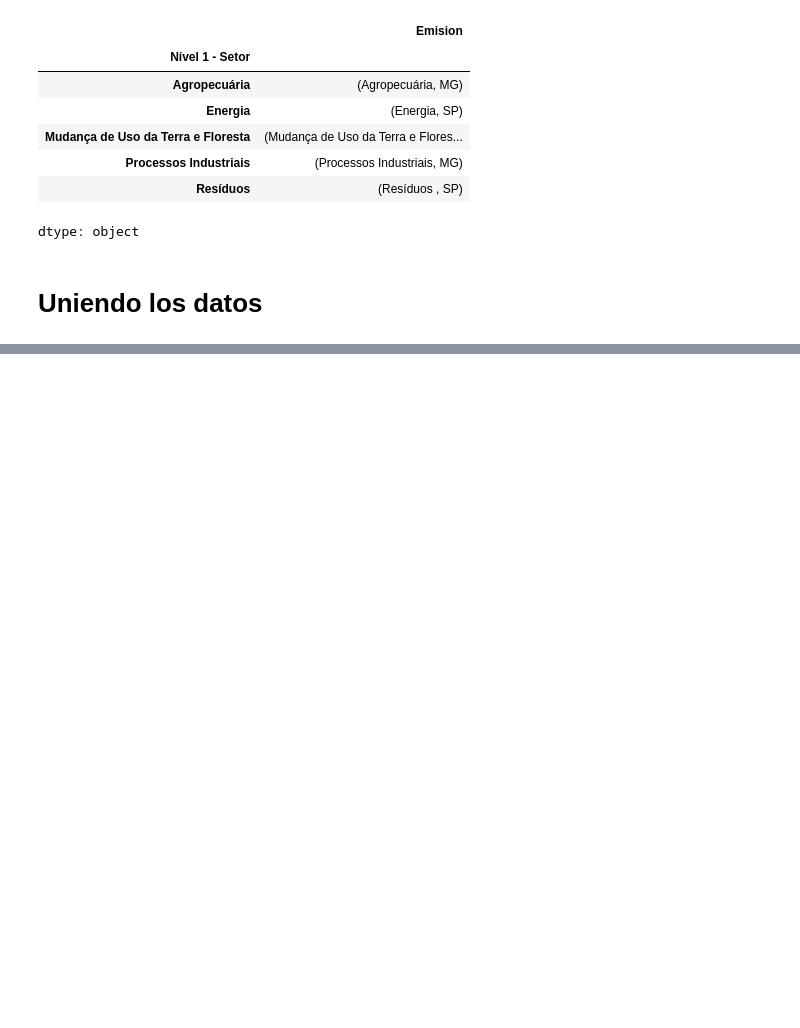
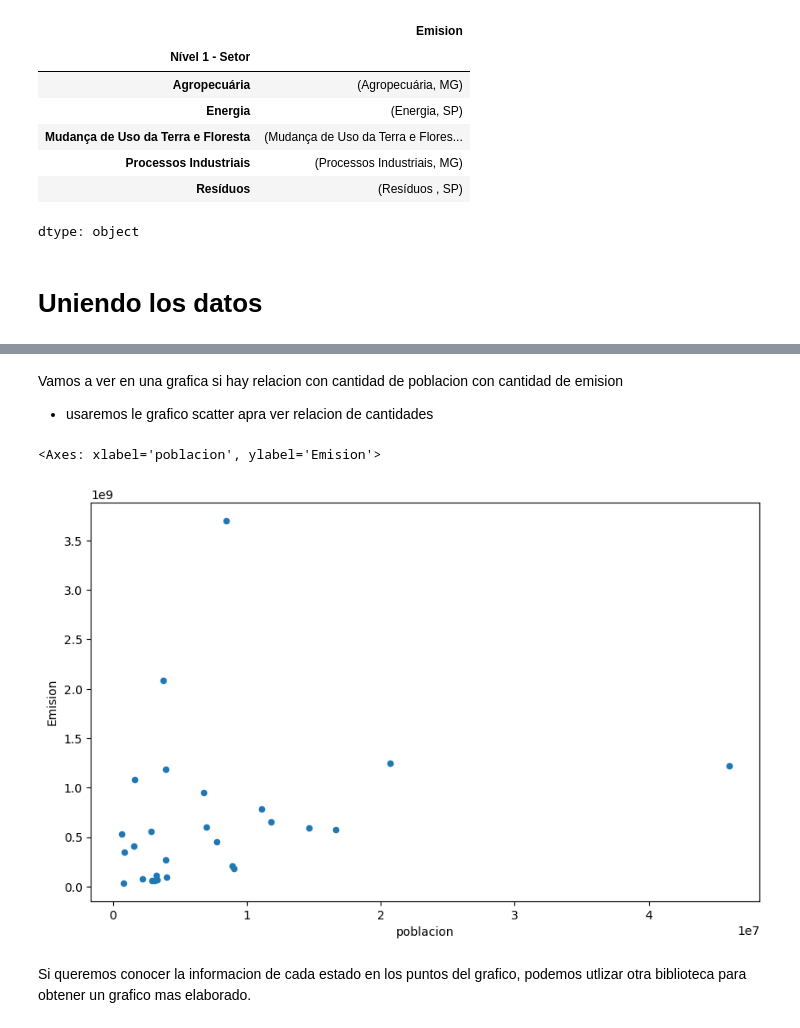
Before and after one commit to Basurero2/Pandas_seleccionar_y_agrupar_datos, a Jupyter notebook: Pandas_seleccionar_y_agrupar_datos.ipynb, the cells around one changed output, grey strips where cells are left out. Drawn from its saved outputs; the diff is of its cells as text; code cells hidden in the pictures; blank space fills up the shorter version.

Commit message:
Añadio aula 4, utilizamos visualizacion de datos con libreia plotly, unimos Datframe

```diff
--- a/Pandas_seleccionar_y_agrupar_datos.ipynb
+++ b/Pandas_seleccionar_y_agrupar_datos.ipynb
@@ -1319,0 +1444,5 @@ dtype: object
+# %%
+poblacion_estados = poblacion_estados.astype({"poblacion":"int64"})
+# %%
+poblacion_estados = poblacion_estados.groupby("UF")["poblacion"].sum().reset_index()
+poblacion_estados
@@ -1319,0 +1471,3 @@ dtype: object
+# %%
+emisiones_estados = emisiones_por_año[emisiones_por_año["Año"]==2021].groupby("Estado")["Emision"].sum().reset_index()
+emisiones_estados
@@ -1319,0 +1494,8 @@ dtype: object
+# %%
+
+datos_agrupados = pd.merge(emisiones_estados, poblacion_estados, left_on = "Estado", right_on = "UF")
+datos_agrupados
+#left_on : columna con la que compara de la columna izquierda
+#left_on : columna con la que commpara de la columna de la derecha
+#    tienen que ser el mismo valor cada registro de esas columnas para que los una correctamente
+#     en caso de un valor no coincidir pues se salta y no se incluye ese registro (fila) y continua a la siguiente fila
@@ -1319,0 +1520,12 @@ dtype: object
+# %% [markdown]
+Vamos a ver en una grafica si hay relacion con cantidad de poblacion con cantidad de emision
+- usaremos le grafico scatter apra ver relacion de cantidades
+# %%
+datos_agrupados.plot(x = "poblacion", y = "Emision", kind="scatter", figsize=(10,6))
+#analisis : vemos que al umaentar la poblacion (eje x), hay pocos estados y la emision sigue siendo baja
+#se meustra tambien que hay un estado que emite bastante gas pero es en poblacion baja
+# %% [output]
+<Axes: xlabel='poblacion', ylabel='Emision'>
+[figure, added]
+# %% [markdown]
+Si queremos conocer la informacion de cada estado en los puntos del grafico, podemos utlizar otra biblioteca para obtener un grafico mas elaborado.
```
Also changed, not shown: parts of 27 cells of this notebook.
